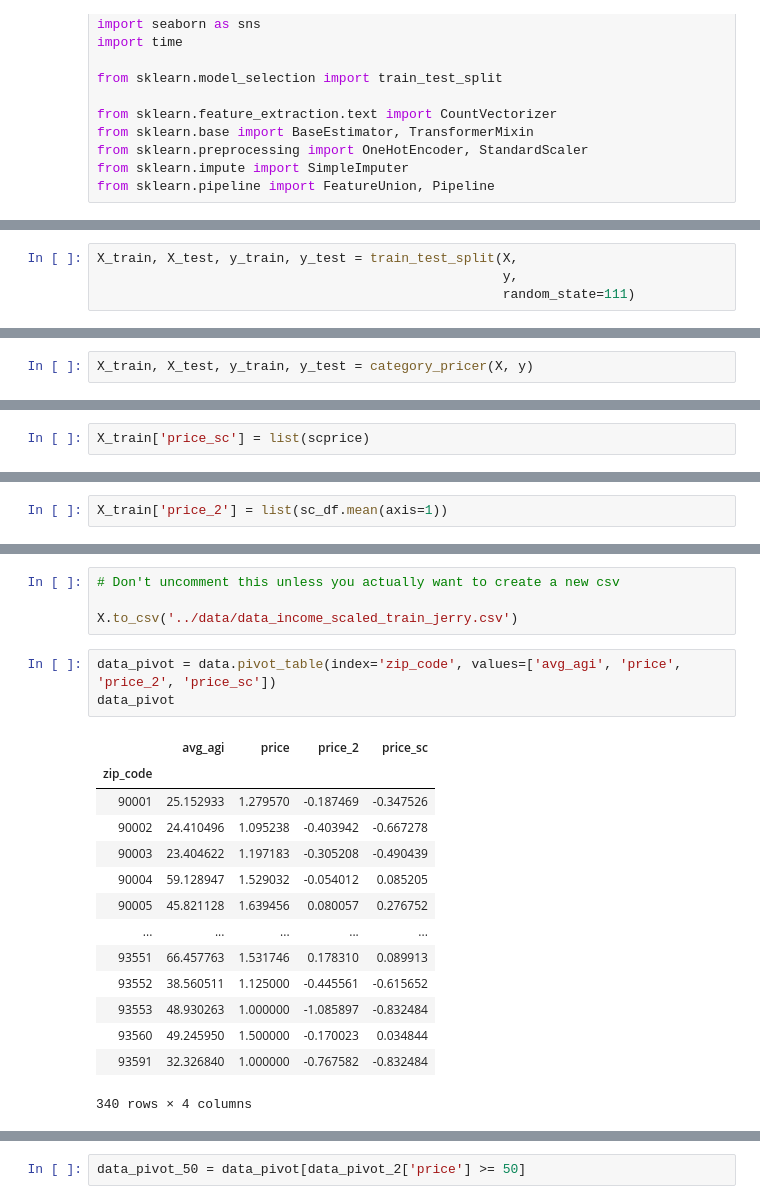
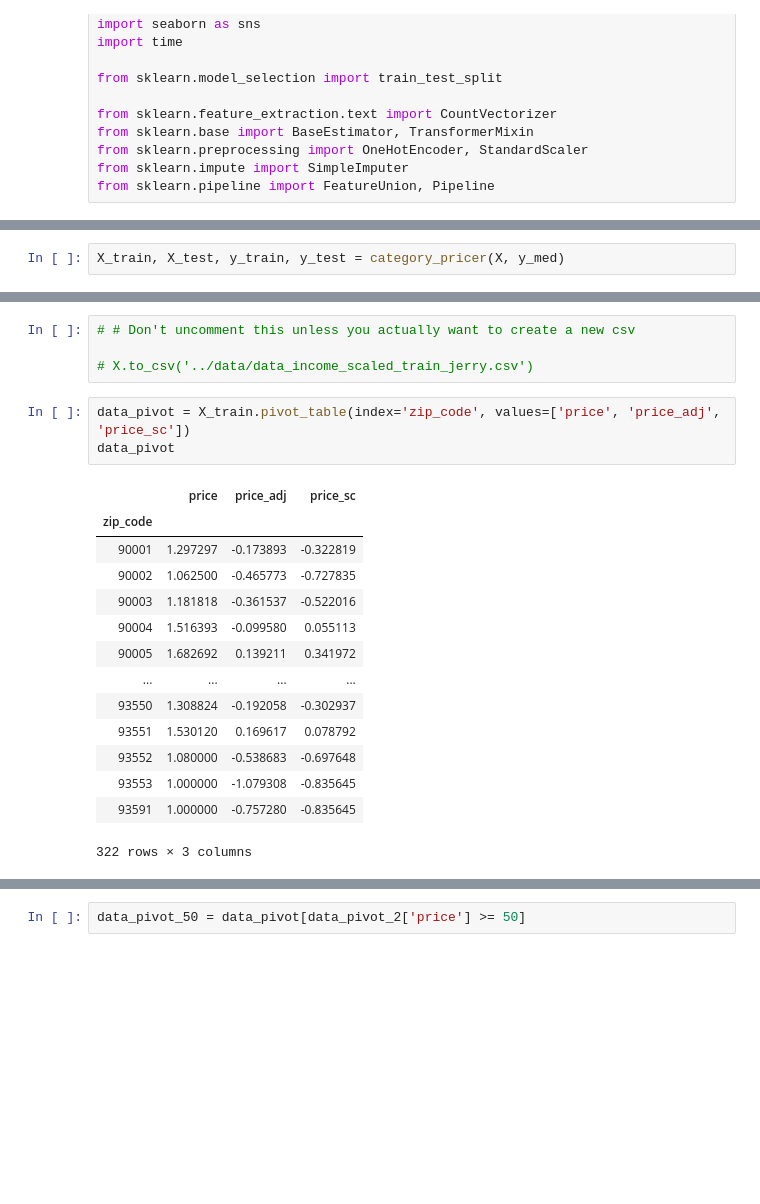
Before and after one commit to aejsong/Predicting-Neighborhood-Affluence-with-Yelp, a Jupyter notebook: Code/jerry trying to make his own class.ipynb, the cells around one changed output, grey strips where cells are left out. Drawn from its saved outputs; the diff is of its cells as text; blank space fills up the shorter version.

```diff
--- a/Code/jerry trying to make his own class.ipynb
+++ b/Code/jerry trying to make his own class.ipynb
@@ -42,4 +124,2 @@ y = data['avg_agi']
 # %%
-X_train, X_test, y_train, y_test = train_test_split(X,
-                                                    y,
-                                                    random_state=111)
+X_train, X_test, y_train, y_test = category_pricer(X, y_med)
@@ -128,2 +142,0 @@ def category_pricer(X, y, state=42):
-# %%
-X_train, X_test, y_train, y_test = category_pricer(X, y)
@@ -285,2 +175,0 @@ scprice = sc.fit_transform(X_train[['price']])
-# %%
-X_train['price_sc'] = list(scprice)
@@ -319,2 +175,0 @@ list(sc_df.mean(axis=1))
-# %%
-X_train['price_2'] = list(sc_df.mean(axis=1))
@@ -386,25 +176,25 @@ IndentationError: expected an indented block (<ipython-input-48-0ea9c143eff9>, l
 # %%
-# Don't uncomment this unless you actually want to create a new csv
+# # Don't uncomment this unless you actually want to create a new csv
 
-X.to_csv('../data/data_income_scaled_train_jerry.csv')
+# X.to_csv('../data/data_income_scaled_train_jerry.csv')
 # %%
-data_pivot = data.pivot_table(index='zip_code', values=['avg_agi', 'price', 'price_2', 'price_sc'])
+data_pivot = X_train.pivot_table(index='zip_code', values=['price', 'price_adj', 'price_sc'])
 data_pivot
 # %% [output]
-|  | avg_agi | price | price_2 | price_sc |
-| zip_code |  |  |  |  |
-| 90001 | 25.152933 | 1.279570 | -0.187469 | -0.347526 |
-| 90002 | 24.410496 | 1.095238 | -0.403942 | -0.667278 |
-| 90003 | 23.404622 | 1.197183 | -0.305208 | -0.490439 |
-| 90004 | 59.128947 | 1.529032 | -0.054012 | 0.085205 |
-| 90005 | 45.821128 | 1.639456 | 0.080057 | 0.276752 |
-| ... | ... | ... | ... | ... |
-| 93551 | 66.457763 | 1.531746 | 0.178310 | 0.089913 |
-| 93552 | 38.560511 | 1.125000 | -0.445561 | -0.615652 |
-| 93553 | 48.930263 | 1.000000 | -1.085897 | -0.832484 |
-| 93560 | 49.245950 | 1.500000 | -0.170023 | 0.034844 |
-| 93591 | 32.326840 | 1.000000 | -0.767582 | -0.832484 |
+|  | price | price_adj | price_sc |
+| zip_code |  |  |  |
+| 90001 | 1.297297 | -0.173893 | -0.322819 |
+| 90002 | 1.062500 | -0.465773 | -0.727835 |
+| 90003 | 1.181818 | -0.361537 | -0.522016 |
+| 90004 | 1.516393 | -0.099580 | 0.055113 |
+| 90005 | 1.682692 | 0.139211 | 0.341972 |
+| ... | ... | ... | ... |
+| 93550 | 1.308824 | -0.192058 | -0.302937 |
+| 93551 | 1.530120 | 0.169617 | 0.078792 |
+| 93552 | 1.080000 | -0.538683 | -0.697648 |
+| 93553 | 1.000000 | -1.079308 | -0.835645 |
+| 93591 | 1.000000 | -0.757280 | -0.835645 |
-340 rows × 4 columns
+322 rows × 3 columns
 # %%
 data_pivot_2 = data.pivot_table(index='zip_code', values='price', aggfunc='count')
 data_pivot_2
```
Also changed, not shown: parts of 41 cells of this notebook, 15 other files.
